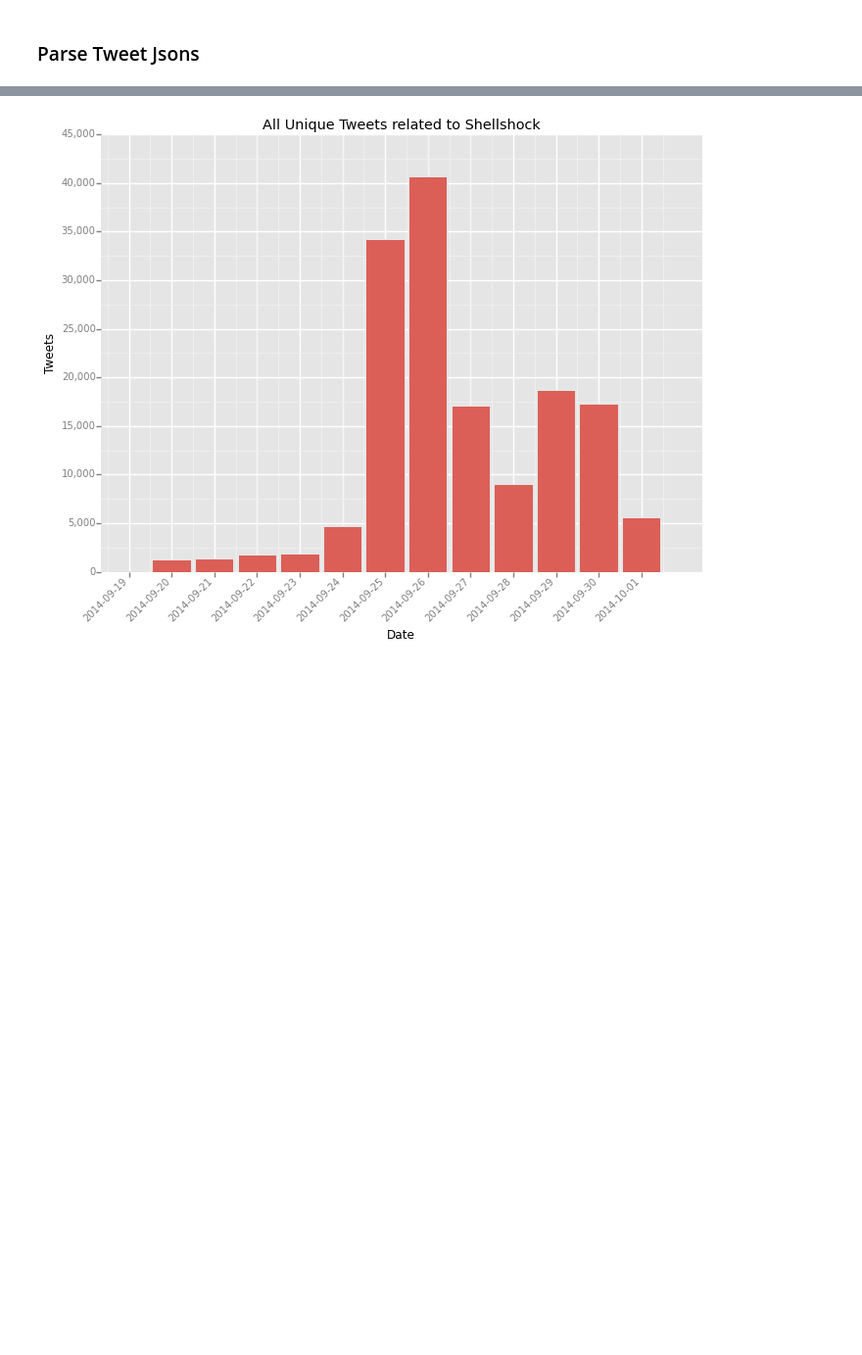
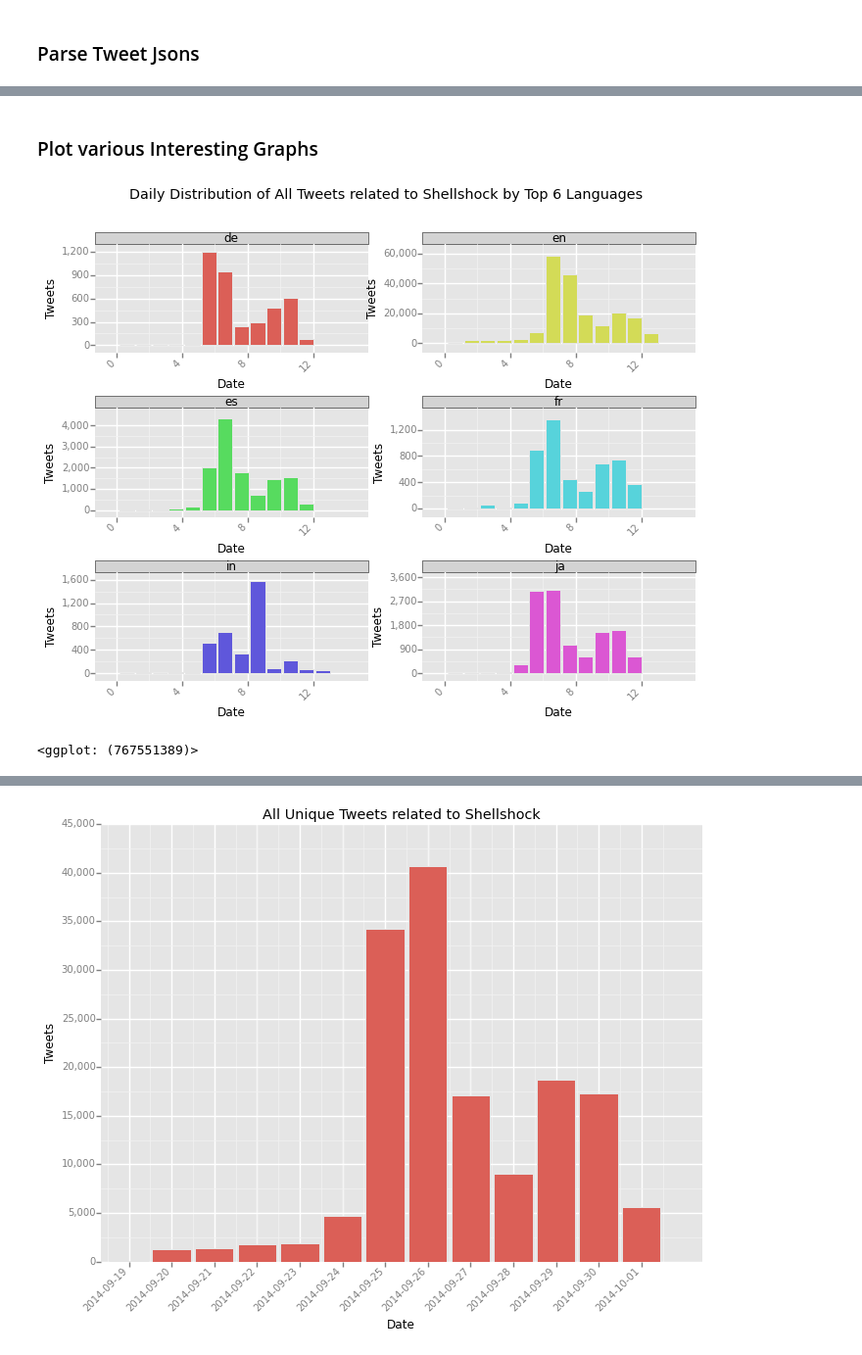
Before and after one commit to bhaskarvk/ShellShockAnalysis, a Jupyter notebook: Analysis of Shellshock Tweets.ipynb, the cells around one changed output, grey strips where cells are left out. Shown at 98% size. Cells and saved outputs as stored; diff of their text form; code cells hidden in the pictures; blank space fills up the shorter version.

```diff
--- a/Analysis of Shellshock Tweets.ipynb
+++ b/Analysis of Shellshock Tweets.ipynb
@@ -83,0 +114,14 @@ Parsed tweets in 4.42 secs and found 153518 unique tweets
+# %% [markdown]
+### Plot various Interesting Graphs
+# %%
+# Tweets and Retweets by Top 6 languages
+ggplot(tweetsDF[tweetsDF['lang'].isin(
+    pd.value_counts(tweetsDF['lang'])[:6].index)],
+       aes(x='factor(date)', fill='factor(lang)')) + \
+    geom_bar() + scale_y_continuous(labels='comma') + \
+    theme(axis_text_x=element_text(angle=45, hjust=1)) + \
+    xlab('Date') + ylab('Tweets') + ggtitle('Daily Distribution of All Tweets related to Shellshock by Top 6 Languages') + \
+   facet_wrap('factor(lang)')
+# %% [output]
+[figure, added]
+<ggplot: (767551389)>
```
Also changed, not shown: parts of 17 cells of this notebook.
